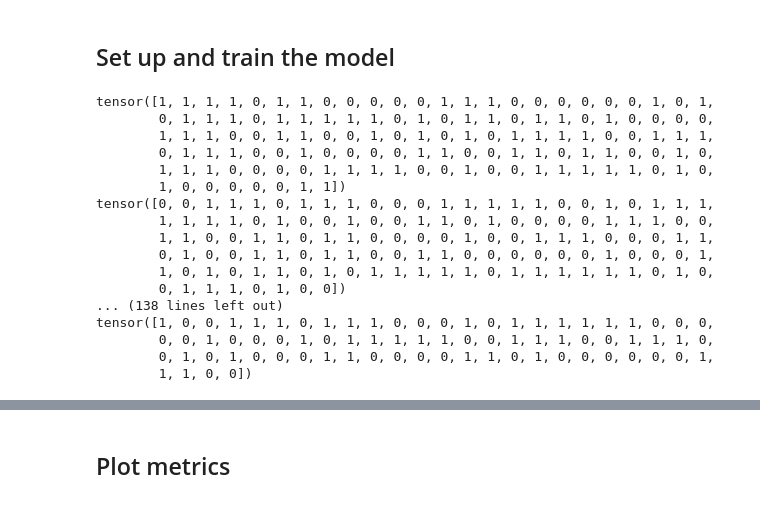
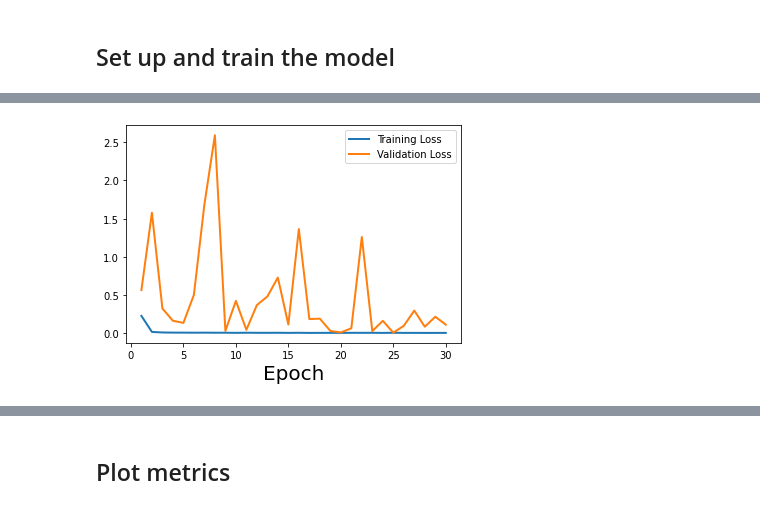
Before and after one commit to bustardchad/ML_Turb, a Jupyter notebook: train_CNN_MHD_vs_CRs.ipynb, the cells around one changed output, grey strips where cells are left out. Cells and saved outputs as stored; diff of their text form; code cells hidden in the pictures.

```diff
--- a/train_CNN_MHD_vs_CRs.ipynb
+++ b/train_CNN_MHD_vs_CRs.ipynb
@@ -533,46 +350,27 @@ def create_model(config):
   tracker_val = MetricTracker(metric_collection_val)
 
   return model, loss_fn, opt, tracker_train, tracker_val
-# %%
-# load and preprocess data
-
-# only if data hasn't already been split
-if (config.data_presplit==False):
-    full_data = load_full_file(config)
-
-    train_data, val_data, test_data = split_data(config,full_data,
-                                             check_representation)
-
-else:
-    train_data, val_data, test_data = load_presplit_files(config)
-
-
-# create DataLoaders
-batch_size=config.batch_size
-
-#load the train and validation into batches.
-train_dl = DataLoader(train_data, batch_size, shuffle = True, num_workers = 4, pin_memory = True)
-valid_dl = DataLoader(val_data, batch_size*2, shuffle = True, num_workers = 4, pin_memory = True)
-test_dl = DataLoader(test_data, batch_size*2, shuffle = True, num_workers = 4, pin_memory = True)
-
-#train_dl, valid_dl, test_dl = create_data_loaders(config, train_data,
-#                                                  val_data, test_data,
-#                                                  check_representation=True)
-# %% [output]
-tensor([1, 1, 1, 1, 0, 1, 1, 0, 0, 0, 0, 0, 1, 1, 1, 0, 0, 0, 0, 0, 0, 1, 0, 1,
-        0, 1, 1, 1, 0, 1, 1, 1, 1, 1, 0, 1, 0, 1, 1, 0, 1, 1, 0, 1, 0, 0, 0, 0,
-        1, 1, 1, 0, 0, 1, 1, 0, 0, 1, 0, 1, 0, 1, 0, 1, 1, 1, 1, 0, 0, 1, 1, 1,
-        0, 1, 1, 1, 0, 0, 1, 0, 0, 0, 0, 1, 1, 0, 0, 1, 1, 0, 1, 1, 0, 0, 1, 0,
-        1, 1, 1, 0, 0, 0, 0, 1, 1, 1, 1, 0, 0, 1, 0, 0, 1, 1, 1, 1, 1, 0, 1, 0,
-        1, 0, 0, 0, 0, 0, 1, 1])
-tensor([0, 0, 1, 1, 1, 0, 1, 1, 1, 0, 0, 0, 1, 1, 1, 1, 1, 0, 0, 1, 0, 1, 1, 1,
-        1, 1, 1, 1, 0, 1, 0, 0, 1, 0, 0, 1, 1, 0, 1, 0, 0, 0, 0, 1, 1, 1, 0, 0,
-        1, 1, 0, 0, 1, 1, 0, 1, 1, 0, 0, 0, 0, 1, 0, 0, 1, 1, 1, 0, 0, 0, 1, 1,
-        0, 1, 0, 0, 1, 1, 0, 1, 1, 0, 0, 1, 1, 0, 0, 0, 0, 0, 0, 1, 0, 0, 0, 1,
-        1, 0, 1, 0, 1, 1, 0, 1, 0, 1, 1, 1, 1, 1, 0, 1, 1, 1, 1, 1, 1, 0, 1, 0,
-        0, 1, 1, 1, 0, 1, 0, 0])
-... (138 lines left out)
-tensor([1, 0, 0, 1, 1, 1, 0, 1, 1, 1, 0, 0, 0, 1, 0, 1, 1, 1, 1, 1, 1, 0, 0, 0,
-        0, 0, 1, 0, 0, 0, 1, 0, 1, 1, 1, 1, 1, 0, 0, 1, 1, 1, 0, 0, 1, 1, 1, 0,
-        0, 1, 0, 1, 0, 0, 0, 1, 1, 0, 0, 0, 0, 1, 1, 0, 1, 0, 0, 0, 0, 0, 0, 1,
-        1, 1, 0, 0])
+# %%
+# Run a series of models to tune hyperparameters
+# TODO: Log and store metrics and associated checkpoint files in folders
+# TODO: Create a composite figure showing losses for different hyperparams
+for p in [0.25]:
+  # create the model
+  model, loss_fn, opt, tracker_train, tracker_val = create_model(config, p)
+
+  # run the model
+  model, loss_arr_train, loss_arr_val = fit(config, model, loss_fn, opt, train_dl, valid_dl, tracker_train, tracker_val)
+
+  total_train_metrics = tracker_train.compute_all()
+  total_val_metrics = tracker_val.compute_all()
+  num_epochs_run = np.arange(1,len(loss_arr_train)+1)
+
+  # plotting parameters
+  fs = 20
+
+  plt.plot(num_epochs_run, loss_arr_train, label = f"Training Loss", lw=2)
+  plt.plot(num_epochs_run, loss_arr_val, label = f"Validation Loss", lw=2)
+  plt.xlabel("Epoch", fontsize=fs)
+  plt.legend()
+  plt.show()
+# %% [output]
@@ -579,3 +394,4 @@ tensor([1, 0, 0, 1, 1, 1, 0, 1, 1, 1, 0, 0, 0, 1, 0, 1, 1, 1, 1, 1, 1, 0, 0, 0,
+[figure, added]
 # %%
 # create the model
 model, loss_fn, opt, tracker_train, tracker_val = create_model(config)
```
Also changed, not shown: parts of 32 cells of this notebook.
